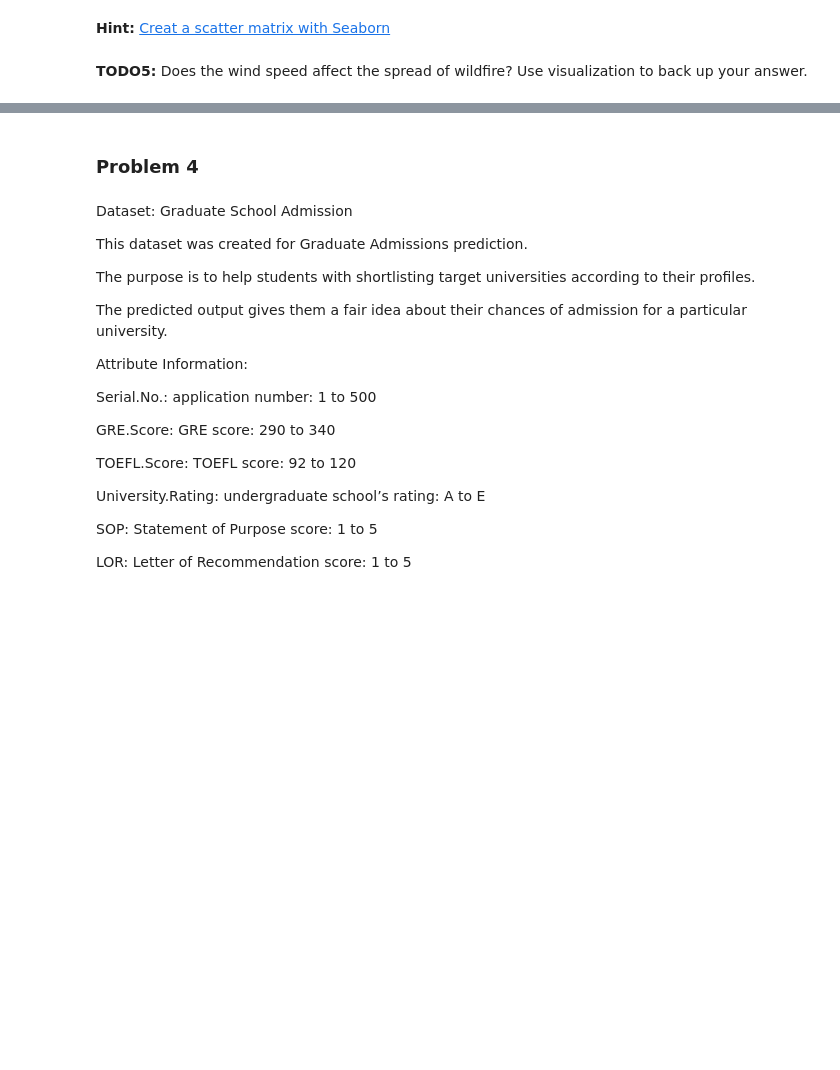
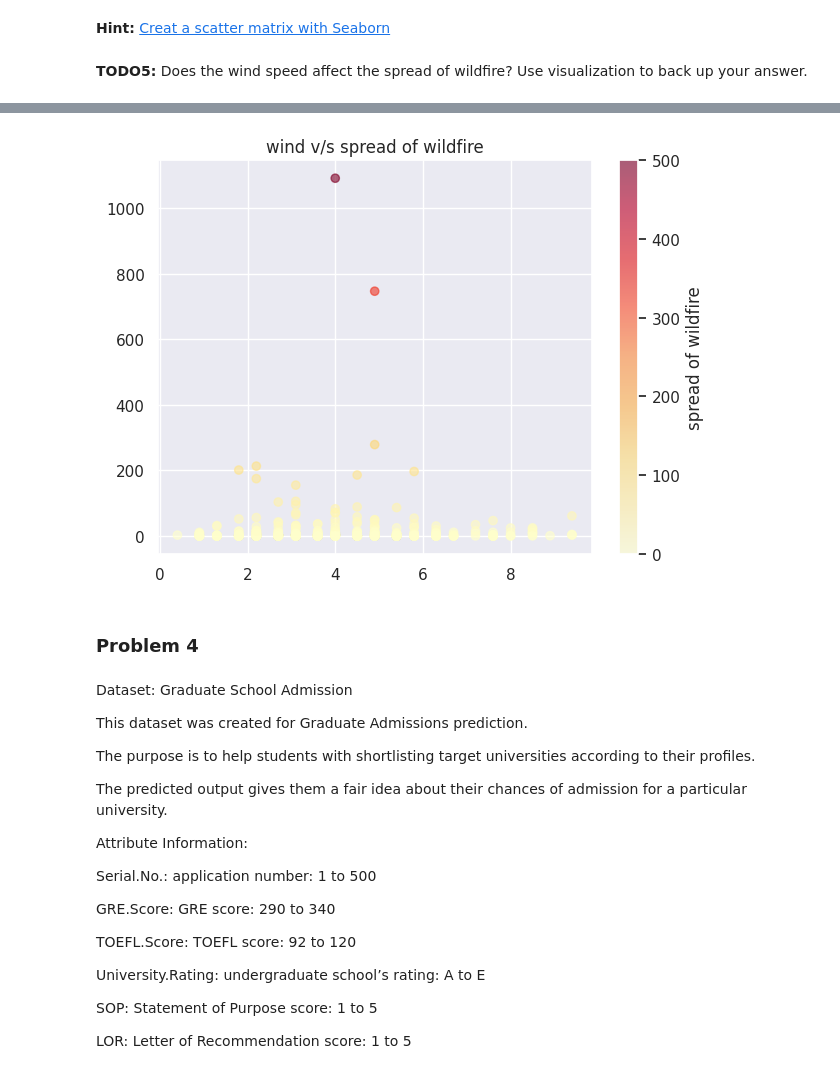
Before and after one commit to dennismathewjose/Data-Mining-IE7275, a Jupyter notebook: Homework_1.ipynb, the cells around one changed output, grey strips where cells are left out. Drawn from its saved outputs; the diff is of its cells as text; code cells hidden in the pictures; blank space fills up the shorter version.

```diff
--- a/Homework_1.ipynb
+++ b/Homework_1.ipynb
@@ -369,3 +482,17 @@ plot_location_of_fire(df)
+# %%
+#inorder to backup what we have, we can use a scatter plot to visualize
+plt.scatter(df['wind'],
+            df['area'],
+            alpha = 0.6,
+            c = df['area_normalized'],
+          cmap = 'YlOrRd'
+            )
+plt.title("wind v/s spread of wildfire")
+plt.colorbar(label='spread of wildfire')
+plt.tight_layout()
+plt.show()
+# %% [output]
+[figure, added]
 # %% [markdown]
 ### Problem 4
 # %% [markdown]
```
Also changed, not shown: parts of 13 cells of this notebook.
